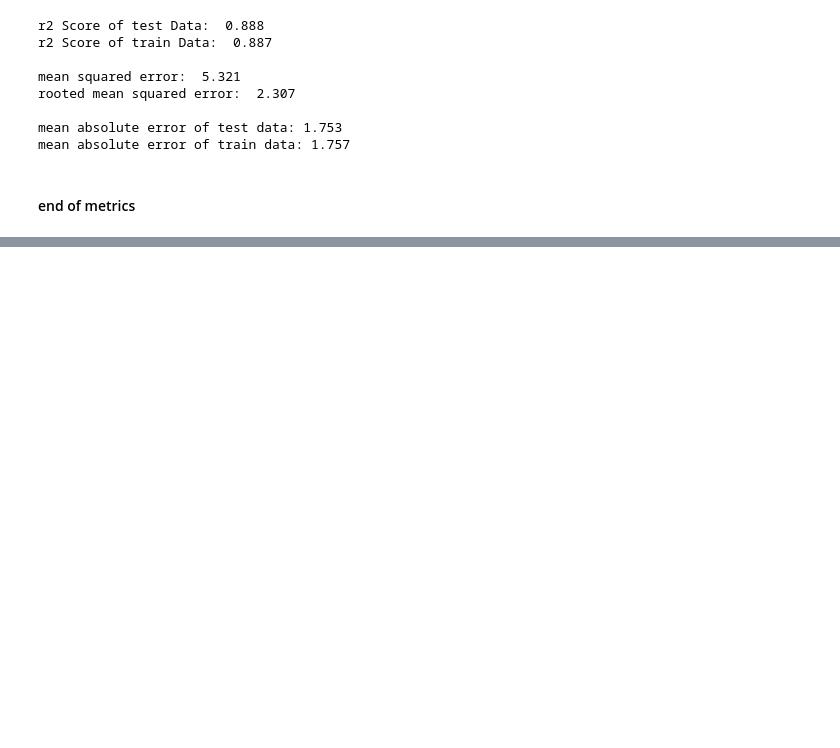
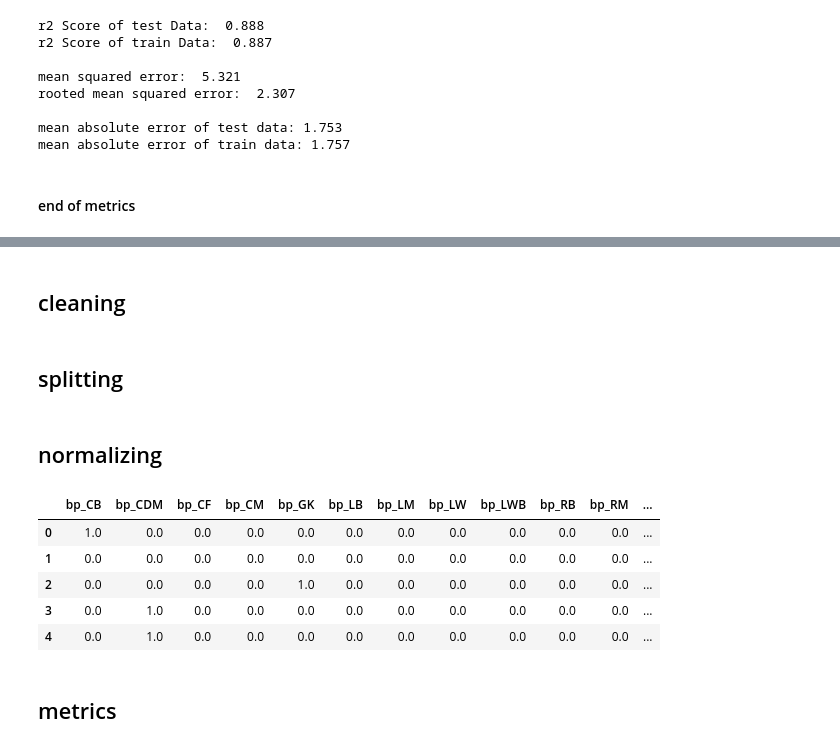
Before and after one commit to DrMrtn/Fifa-project, a Jupyter notebook: fifa_project.ipynb, the cells around one changed output, grey strips where cells are left out. Drawn from its saved outputs; the diff is of its cells as text; code cells hidden in the pictures; blank space fills up the shorter version.

```diff
--- a/fifa_project.ipynb
+++ b/fifa_project.ipynb
@@ -541,0 +562,15 @@ mean absolute error of train data: 1.757
+# %% [markdown]
+## cleaning
+# %%
+# cleaning fifa_new same as fifa
+
+# standardizing header names
+cols_2 = []
+for column in fifa_new.columns:
+    cols_2.append(column.lower())
+fifa_new.columns = cols_2
+fifa_new.columns = fifa_new.columns.str.replace(" ","_")
+# %%
+# deleting "+_" values + converting to float
+for col in fifa_new[['ls','st','rs','lw','lf','cf','rf','rw','lam','cam','ram','lm','lcm','cm','rcm','rm','lwb','ldm','cdm','rdm','rwb','lb','lcb','cb','rcb','rb','gk',]]:
+   fifa_new[col] = fifa_new[col].str.split("+", n = 1, expand = True)[0].astype("float")
@@ -541,0 +672,59 @@ mean absolute error of train data: 1.757
+# %% [markdown]
+## splitting
+# %%
+# splitting
+y2 = fifa_new['ova'] # target
+X2 = fifa_new.drop(['ova'], axis = 1) # features
+
+fifa_cat_new = X2.select_dtypes(include="object")
+fifa_num_new = X2.select_dtypes(include=np.number)
+# %% [markdown]
+
+## normalizing
+# %%
+#### attention ####
+# for normalization and one hot encoding we need to make sure we remain consisten with the training data:
+# If we MinMax scale just this piece of data, a "1" in this dataset means something very different from a 1 in the original dataset
+# If we one-hot-encode in this dataset, the order of the columns (Unknown, Male, Female) may turn out different
+# to avoid this, we use the same transformers we had already defined before, we do not fit them
+#### attention ####
+
+# mormalizing fifa_num_new
+# transformer = MinMaxScaler().fit(fifa_num) # would overwrite existing scaling .fit()
+X_normalized_new = transformer.transform(fifa_num_new)
+#print(x_normalized.shape)
+#X_normalized
+fifa_num_new_minmax = pd.DataFrame(X_normalized_new, columns=fifa_num_new.columns)
+# checking
+fifa_num_new_minmax.describe().T
+
+
+# normalizing fifa_cat_new
+# dropping columns with too many unique values
+fifa_cat_new = fifa_cat_new.drop(["name"], axis = 1)
+fifa_cat_new = fifa_cat_new.drop(["nationality"], axis = 1)
+fifa_cat_new = fifa_cat_new.drop(["club"], axis = 1)
+fifa_cat_new = fifa_cat_new.drop(["position"], axis = 1)
+fifa_cat_new = fifa_cat_new.drop(["joined"], axis = 1)
+
+# encoder = OneHotEncoder(drop='first').fit(fifa_cat) # first drops first column of every category # see above .fit()
+encoded_new = encoder.transform(fifa_cat_new).toarray()
+cols = encoder.get_feature_names_out(input_features=fifa_cat_new.columns)
+#cols
+onehot_encoded_new = pd.DataFrame(encoded_new, columns=cols)
+onehot_encoded_new.head()
+
+# concat both fifa_num and fifa_cat: fifa_num_minmax + onehot_encoded
+
+fifa_whole_new = pd.concat([fifa_num_new_minmax, onehot_encoded_new], axis=1)
+
+onehot_encoded_new.head()
+# %% [output]
+|  | bp_CB | bp_CDM | bp_CF | bp_CM | bp_GK | bp_LB | bp_LM | bp_LW | bp_LWB | bp_RB | bp_RM | ... |
+| 0 | 1.0 | 0.0 | 0.0 | 0.0 | 0.0 | 0.0 | 0.0 | 0.0 | 0.0 | 0.0 | 0.0 | ... |
+| 1 | 0.0 | 0.0 | 0.0 | 0.0 | 0.0 | 0.0 | 0.0 | 0.0 | 0.0 | 0.0 | 0.0 | ... |
+| 2 | 0.0 | 0.0 | 0.0 | 0.0 | 1.0 | 0.0 | 0.0 | 0.0 | 0.0 | 0.0 | 0.0 | ... |
+| 3 | 0.0 | 1.0 | 0.0 | 0.0 | 0.0 | 0.0 | 0.0 | 0.0 | 0.0 | 0.0 | 0.0 | ... |
+| 4 | 0.0 | 1.0 | 0.0 | 0.0 | 0.0 | 0.0 | 0.0 | 0.0 | 0.0 | 0.0 | 0.0 | ... |
+# %% [markdown]
+## metrics
```
Also changed, not shown: parts of 9 cells of this notebook.
